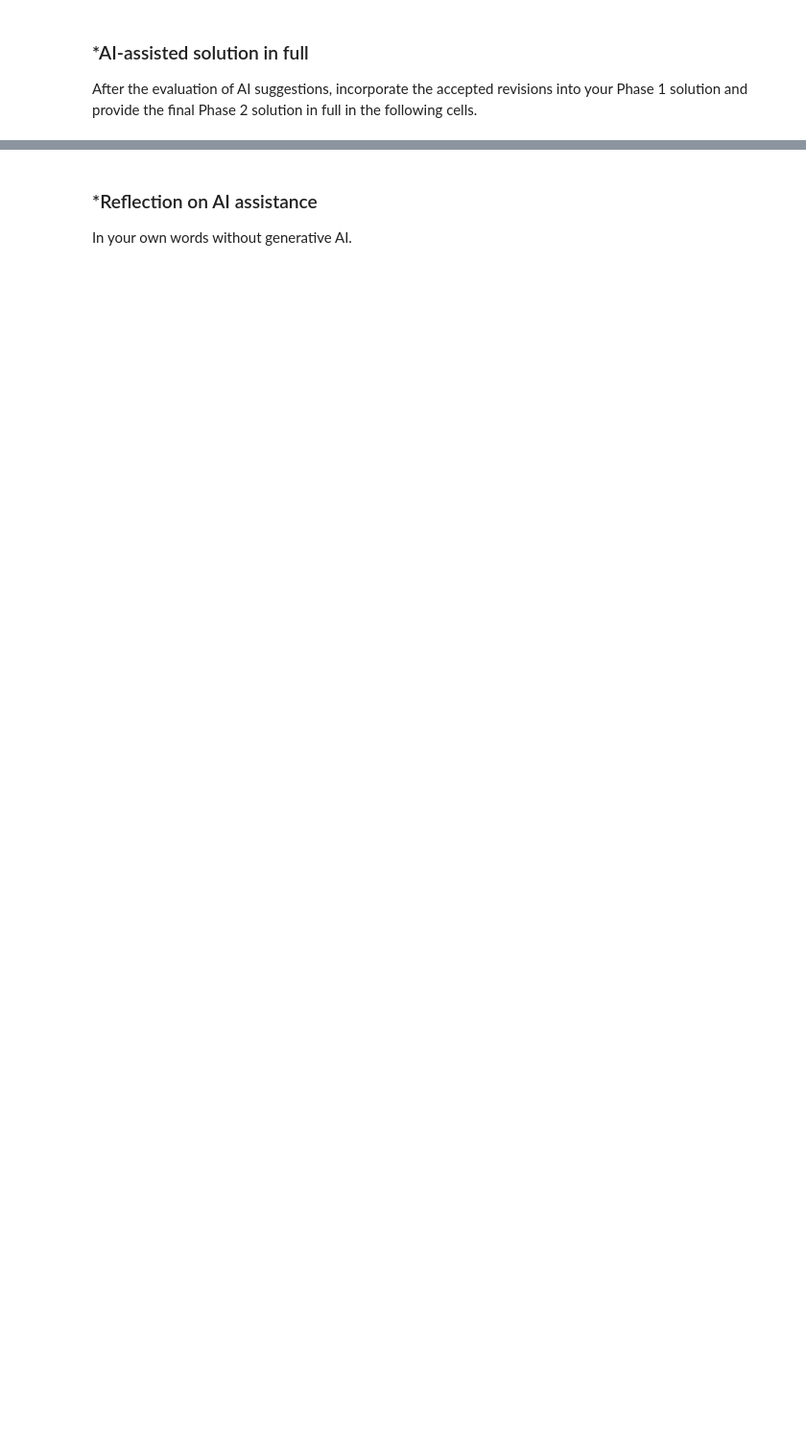
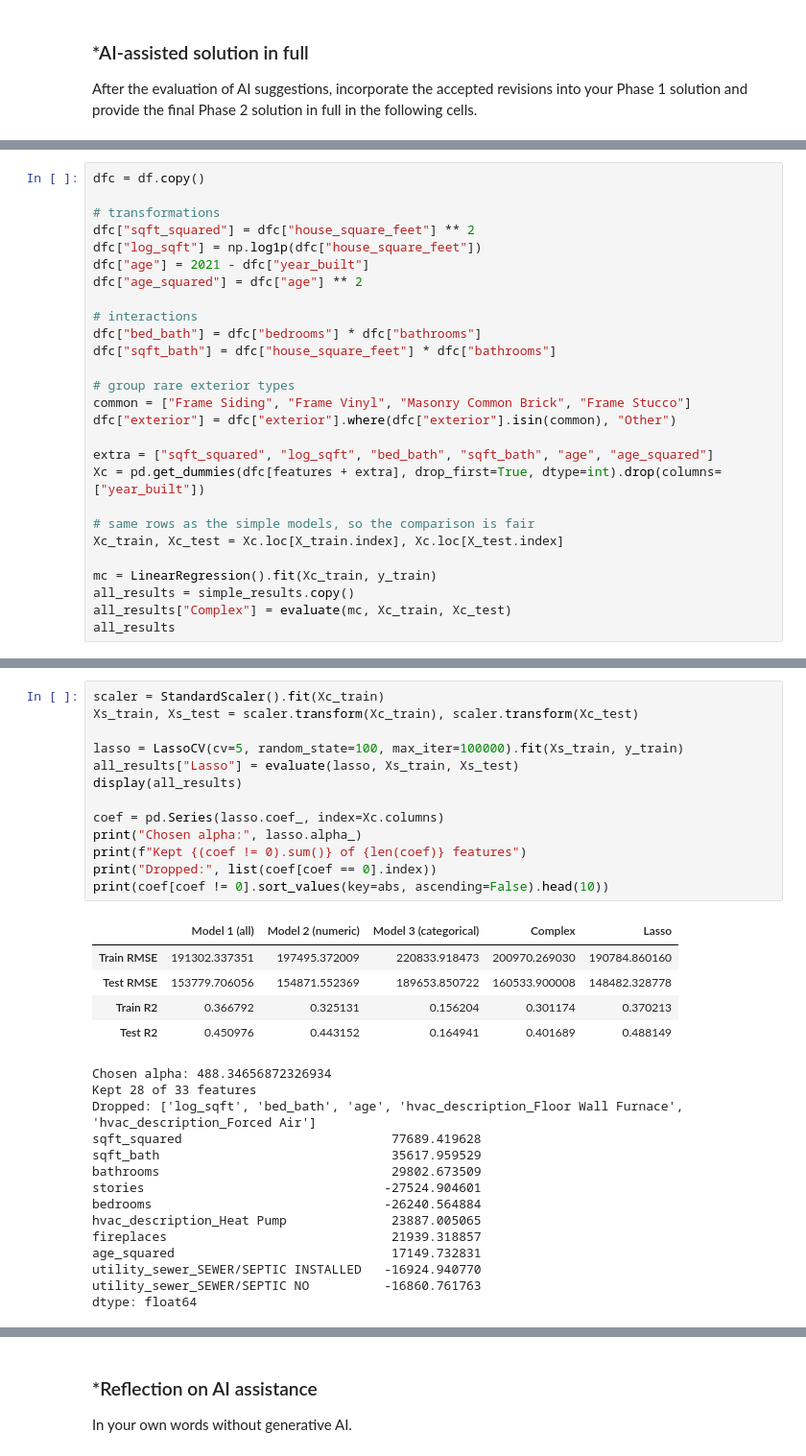
Before and after one commit to leejpatrick/L02-hedonic-pricing, a Jupyter notebook: notebook.ipynb, the cells around one changed output, grey strips where cells are left out. Shown at 96% size. Cells and saved outputs as stored; diff of their text form; blank space fills up the shorter version.

```diff
--- a/notebook.ipynb
+++ b/notebook.ipynb
@@ -293,0 +360,27 @@ After the evaluation of AI suggestions, incorporate the accepted revisions into
+# %%
+dfc = df.copy()
+
+# transformations
+dfc["sqft_squared"] = dfc["house_square_feet"] ** 2
+dfc["log_sqft"] = np.log1p(dfc["house_square_feet"])
+dfc["age"] = 2021 - dfc["year_built"]
+dfc["age_squared"] = dfc["age"] ** 2
+
+# interactions
+dfc["bed_bath"] = dfc["bedrooms"] * dfc["bathrooms"]
+dfc["sqft_bath"] = dfc["house_square_feet"] * dfc["bathrooms"]
+
+# group rare exterior types
+common = ["Frame Siding", "Frame Vinyl", "Masonry Common Brick", "Frame Stucco"]
+dfc["exterior"] = dfc["exterior"].where(dfc["exterior"].isin(common), "Other")
+
+extra = ["sqft_squared", "log_sqft", "bed_bath", "sqft_bath", "age", "age_squared"]
+Xc = pd.get_dummies(dfc[features + extra], drop_first=True, dtype=int).drop(columns=["year_built"])
+
+# same rows as the simple models, so the comparison is fair
+Xc_train, Xc_test = Xc.loc[X_train.index], Xc.loc[X_test.index]
+
+mc = LinearRegression().fit(Xc_train, y_train)
+all_results = simple_results.copy()
+all_results["Complex"] = evaluate(mc, Xc_train, Xc_test)
+all_results
@@ -293,0 +397,33 @@ After the evaluation of AI suggestions, incorporate the accepted revisions into
+# %%
+scaler = StandardScaler().fit(Xc_train)
+Xs_train, Xs_test = scaler.transform(Xc_train), scaler.transform(Xc_test)
+
+lasso = LassoCV(cv=5, random_state=100, max_iter=100000).fit(Xs_train, y_train)
+all_results["Lasso"] = evaluate(lasso, Xs_train, Xs_test)
+display(all_results)
+
+coef = pd.Series(lasso.coef_, index=Xc.columns)
+print("Chosen alpha:", lasso.alpha_)
+print(f"Kept {(coef != 0).sum()} of {len(coef)} features")
+print("Dropped:", list(coef[coef == 0].index))
+print(coef[coef != 0].sort_values(key=abs, ascending=False).head(10))
+# %% [output]
+|  | Model 1 (all) | Model 2 (numeric) | Model 3 (categorical) | Complex | Lasso |
+| Train RMSE | 191302.337351 | 197495.372009 | 220833.918473 | 200970.269030 | 190784.860160 |
+| Test RMSE | 153779.706056 | 154871.552369 | 189653.850722 | 160533.900008 | 148482.328778 |
+| Train R2 | 0.366792 | 0.325131 | 0.156204 | 0.301174 | 0.370213 |
+| Test R2 | 0.450976 | 0.443152 | 0.164941 | 0.401689 | 0.488149 |
+Chosen alpha: 488.34656872326934
+Kept 28 of 33 features
+Dropped: ['log_sqft', 'bed_bath', 'age', 'hvac_description_Floor Wall Furnace', 'hvac_description_Forced Air']
+sqft_squared                            77689.419628
+sqft_bath                               35617.959529
+bathrooms                               29802.673509
+stories                                -27524.904601
+bedrooms                               -26240.564884
+hvac_description_Heat Pump              23887.005065
+fireplaces                              21939.318857
+age_squared                             17149.732831
+utility_sewer_SEWER/SEPTIC INSTALLED   -16924.940770
+utility_sewer_SEWER/SEPTIC NO          -16860.761763
+dtype: float64
```
Also changed, not shown: parts of 18 cells of this notebook.
